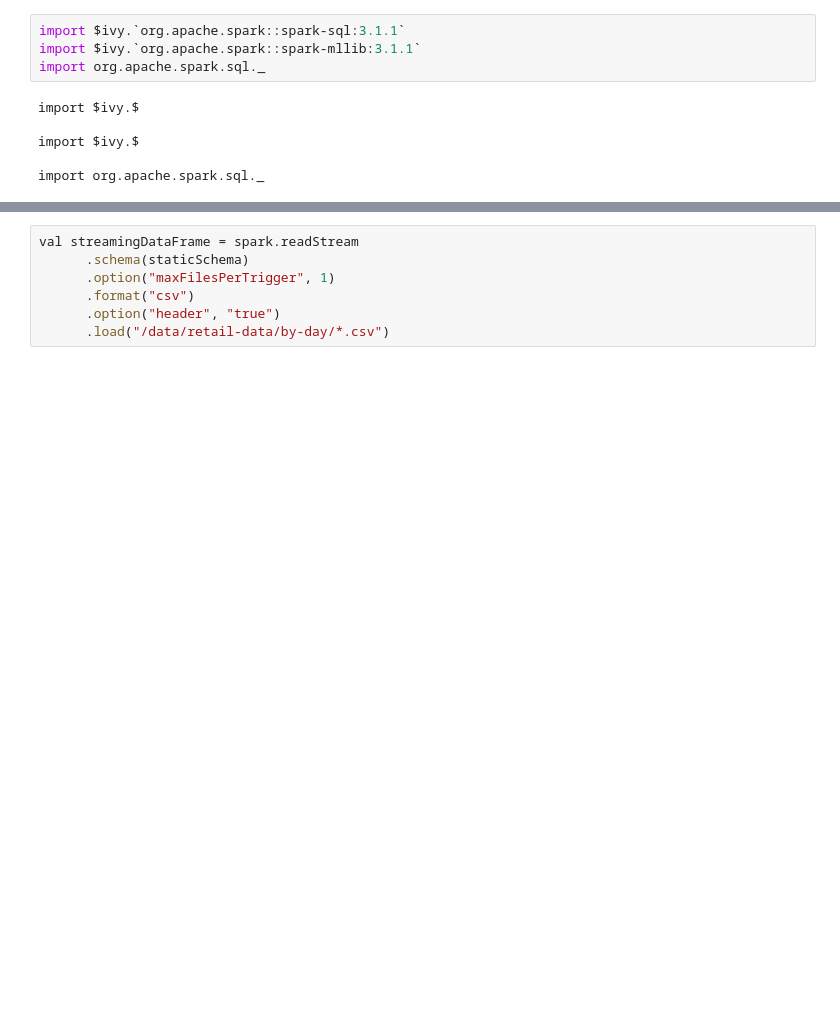
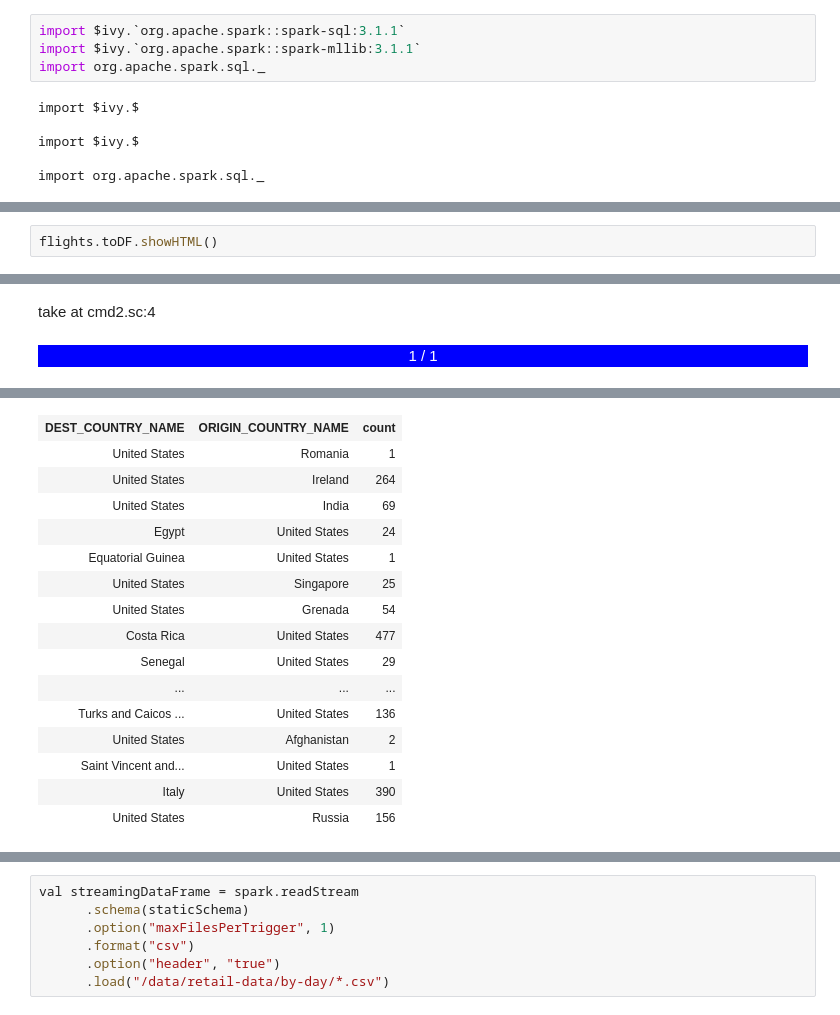
Before and after one commit to mehdirahmouni/Databricks_Certification, a Jupyter notebook: Chapter_3.ipynb, the cells around one changed output, grey strips where cells are left out. Cells and saved outputs as stored; diff of their text form; blank space fills up the shorter version.

Commit message:
added class to display dataframe as HTML

```diff
--- a/Chapter_3.ipynb
+++ b/Chapter_3.ipynb
@@ -84,3 +123,6 @@ import spark.implicits._
 defined class Flight
 flightsDF: DataFrame = [DEST_COUNTRY_NAME: string, ORIGIN_COUNTRY_NAME: string ... 1 more field]
 flights: Dataset[Flight] = [DEST_COUNTRY_NAME: string, ORIGIN_COUNTRY_NAME: string ... 1 more field]
+# %%
+flights.toDF.showHTML()
+# %% [output]
@@ -86,0 +145,2 @@ flights: Dataset[Flight] = [DEST_COUNTRY_NAME: string, ORIGIN_COUNTRY_NAME: stri
+take at cmd2.sc:4
+1 / 1
@@ -87,2 +165,18 @@ flights: Dataset[Flight] = [DEST_COUNTRY_NAME: string, ORIGIN_COUNTRY_NAME: stri
+| DEST_COUNTRY_NAME | ORIGIN_COUNTRY_NAME | count |
+| United States | Romania | 1 |
+| United States | Ireland | 264 |
+| United States | India | 69 |
+| Egypt | United States | 24 |
+| Equatorial Guinea | United States | 1 |
+| United States | Singapore | 25 |
+| United States | Grenada | 54 |
+| Costa Rica | United States | 477 |
+| Senegal | United States | 29 |
+| ... | ... | ... |
+| Turks and Caicos ... | United States | 136 |
+| United States | Afghanistan | 2 |
+| Saint Vincent and... | United States | 1 |
+| Italy | United States | 390 |
+| United States | Russia | 156 |
 # %%
 // in Scala
```
Also changed, not shown: parts of 12 cells of this notebook, 1 other file.
